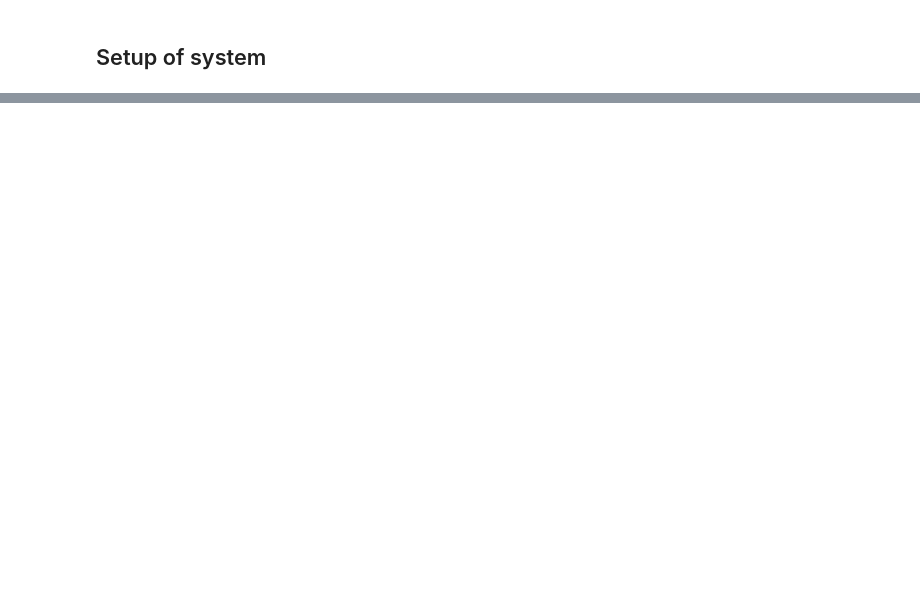
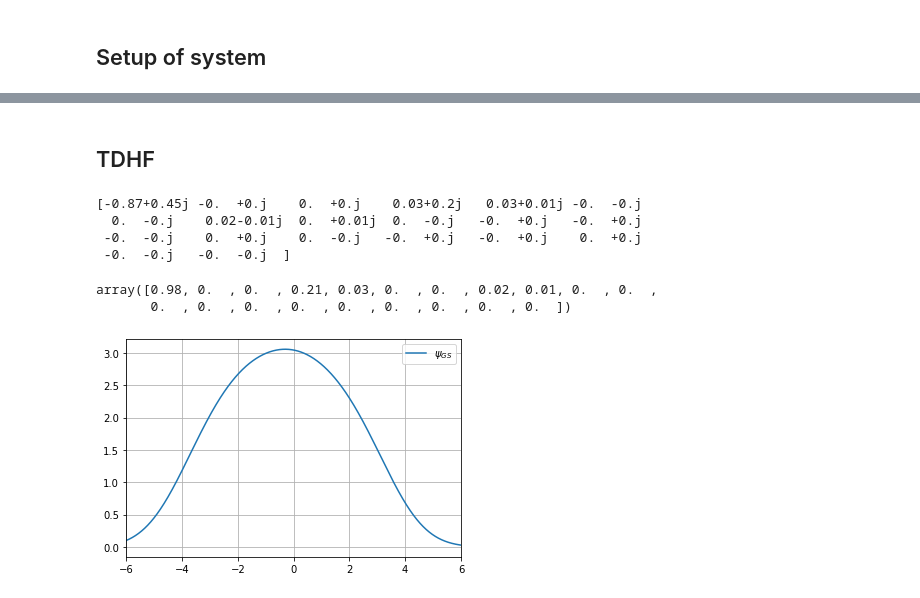
Before and after one commit to KarlHenrik/FYS4411-Gruppe, a Jupyter notebook: Project2/Code/HF_Attempt.ipynb, the cells around one changed output, grey strips where cells are left out. Cells and saved outputs as stored; diff of their text form; code cells hidden in the pictures; blank space fills up the shorter version.

Commit message:
tdhf start

```diff
--- a/Project2/Code/HF_Attempt.ipynb
+++ b/Project2/Code/HF_Attempt.ipynb
@@ -79,0 +98,2 @@ system = GeneralOrbitalSystem(n = n, basis_set=odho)
+# %% [markdown]
+## TDHF
@@ -79,0 +110,7 @@ system = GeneralOrbitalSystem(n = n, basis_set=odho)
+# %%
+N = int((t1 - t0) / dt) + 2
+
+t = np.zeros(N)
+t[0] = t0
+y = np.zeros((N, y0.shape[0]), dtype=complex)
+y[0] = y0
@@ -79,0 +136,48 @@ system = GeneralOrbitalSystem(n = n, basis_set=odho)
+# %%
+def f(t, C):
+    l = int(np.sqrt(C.shape[0]))
+    C = C.reshape(l, l)
+    F = getFt(t, C)
+    Cdot = -1j * F @ C
+
+    return Cdot.reshape(-1)
+# %%
+r = complex_ode(f).set_integrator('vode')
+r.set_initial_value(y0, t0)
+
+i = 1
+while r.successful() and r.t < t1:
+    t[i] = r.t + dt
+    y[i] = r.integrate(r.t + dt)
+    i += 1
+
+t = t[:i]
+y = y[:i]
+# %%
+C0 = y[1000, :].reshape(l, l)
+
+gs = C0[:, 0]
+print(gs)
+# %% [output]
+[-0.87+0.45j -0.  +0.j    0.  +0.j    0.03+0.2j   0.03+0.01j -0.  -0.j
+  0.  -0.j    0.02-0.01j  0.  +0.01j  0.  -0.j   -0.  +0.j   -0.  +0.j
+ -0.  -0.j    0.  +0.j    0.  -0.j   -0.  +0.j   -0.  +0.j    0.  +0.j
+ -0.  -0.j   -0.  -0.j  ]
+# %%
+np.abs(C0[:, 0])
+# %% [output]
+array([0.98, 0.  , 0.  , 0.21, 0.03, 0.  , 0.  , 0.02, 0.01, 0.  , 0.  ,
+       0.  , 0.  , 0.  , 0.  , 0.  , 0.  , 0.  , 0.  , 0.  ])
+# %%
+gs_vals = np.zeros(num_grid_points, dtype = complex)
+for i in range(l):
+    gs_vals += gs[i] * td_sys.spf[i]
+
+plt.plot(td_sys.grid, np.abs(gs_vals)**2 / np.sum(np.abs(gs_vals)**2) * num_grid_points, label=r"$\psi_{GS}$",) # why this normalization?
+plt.xlim(-6, 6)
+
+plt.grid()
+plt.legend()
+plt.show()
+# %% [output]
+[figure, added]
```
Also changed, not shown: parts of 9 cells of this notebook, 2 other files.
